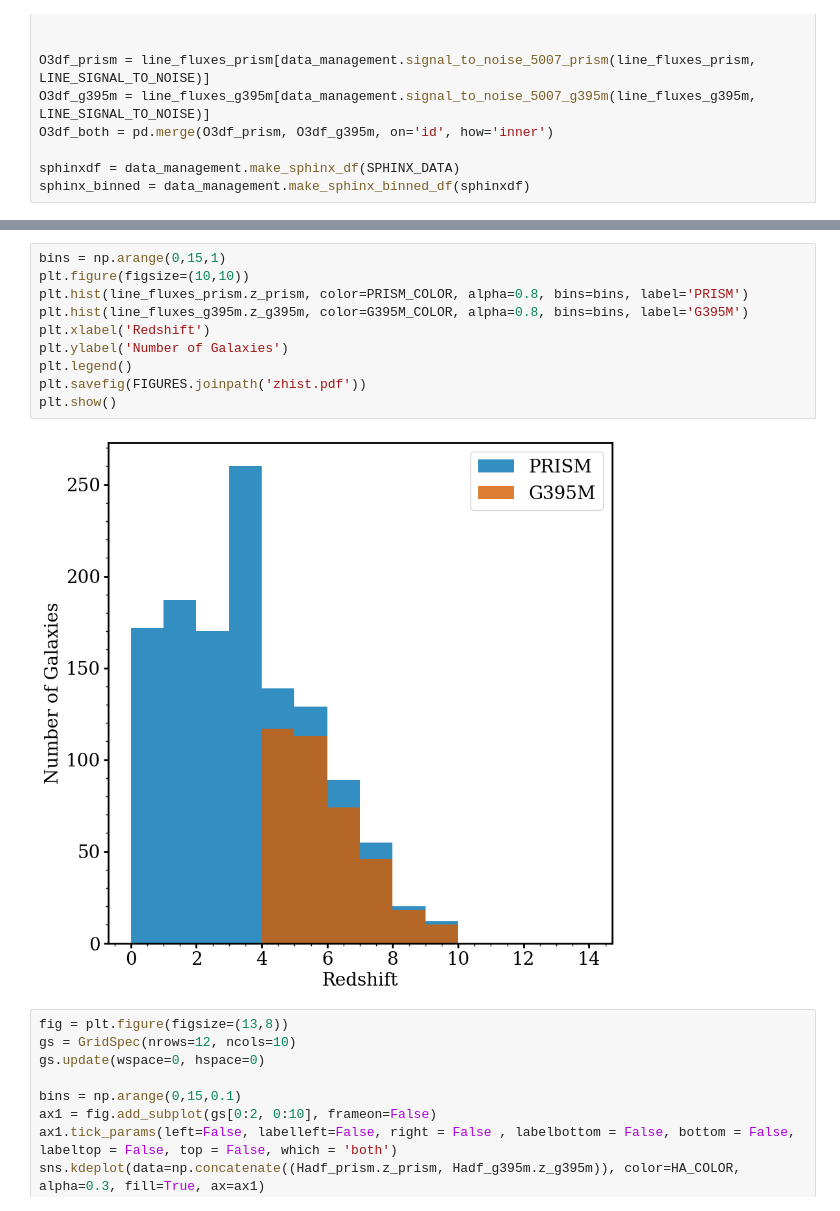
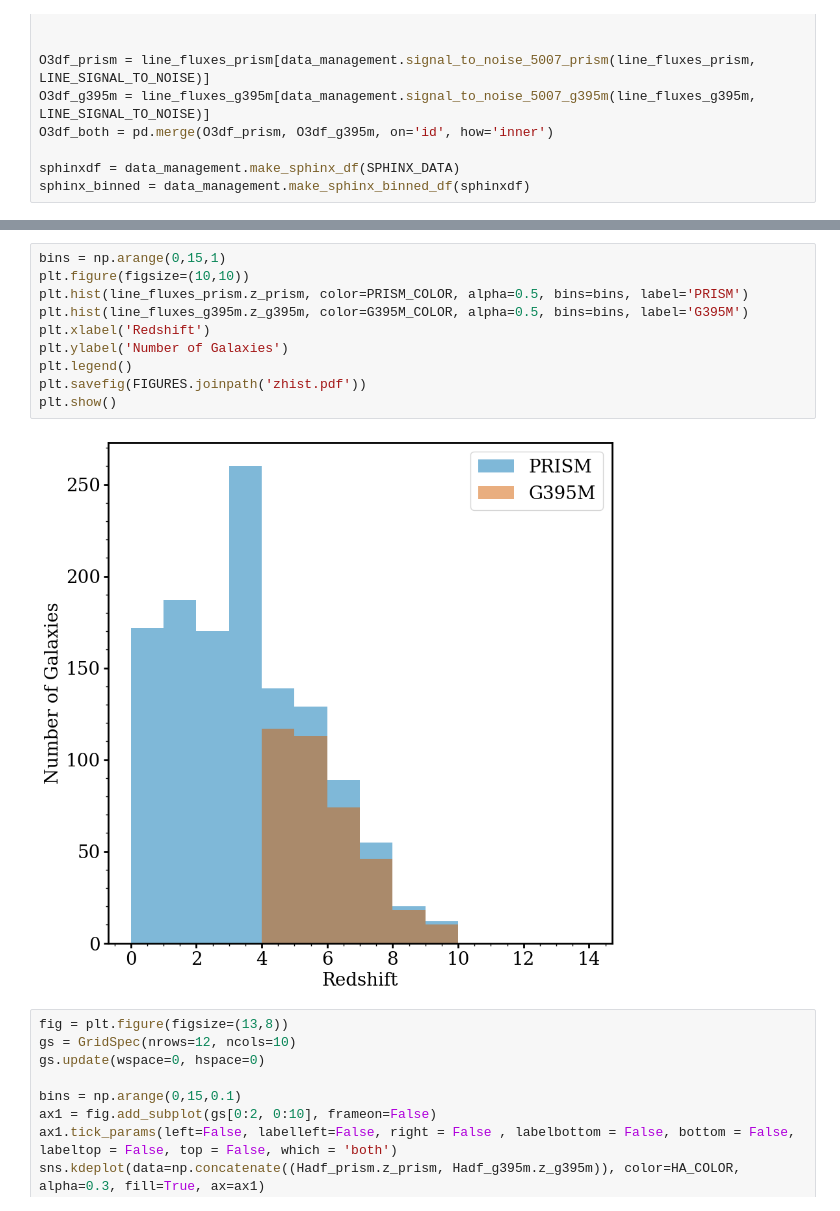
Before and after one commit to njcleri/RUBIES_ionization_conditions, a Jupyter notebook: ionization_conditions_zach.ipynb, the cells around one changed output, grey strips where cells are left out. Cells and saved outputs as stored; diff of their text form.

Commit message:
major figure changes

```diff
--- a/ionization_conditions_zach.ipynb
+++ b/ionization_conditions_zach.ipynb
@@ -90,15 +242,15 @@ sphinx_binned = data_management.make_sphinx_binned_df(sphinxdf)
 # %%
 bins = np.arange(0,15,1)
 plt.figure(figsize=(10,10))
-plt.hist(line_fluxes_prism.z_prism, color=PRISM_COLOR, alpha=0.8, bins=bins, label='PRISM')
-plt.hist(line_fluxes_g395m.z_g395m, color=G395M_COLOR, alpha=0.8, bins=bins, label='G395M')
+plt.hist(line_fluxes_prism.z_prism, color=PRISM_COLOR, alpha=0.5, bins=bins, label='PRISM')
+plt.hist(line_fluxes_g395m.z_g395m, color=G395M_COLOR, alpha=0.5, bins=bins, label='G395M')
 plt.xlabel('Redshift')
 plt.ylabel('Number of Galaxies')
 plt.legend()
 plt.savefig(FIGURES.joinpath('zhist.pdf'))
 plt.show()
 # %% [output]
-[figure, old version]
+[figure, new version]
 # %%
 fig = plt.figure(figsize=(13,8))
 gs = GridSpec(nrows=12, ncols=10)
```
Also changed, not shown: parts of 14 cells of this notebook, 15 other files.
